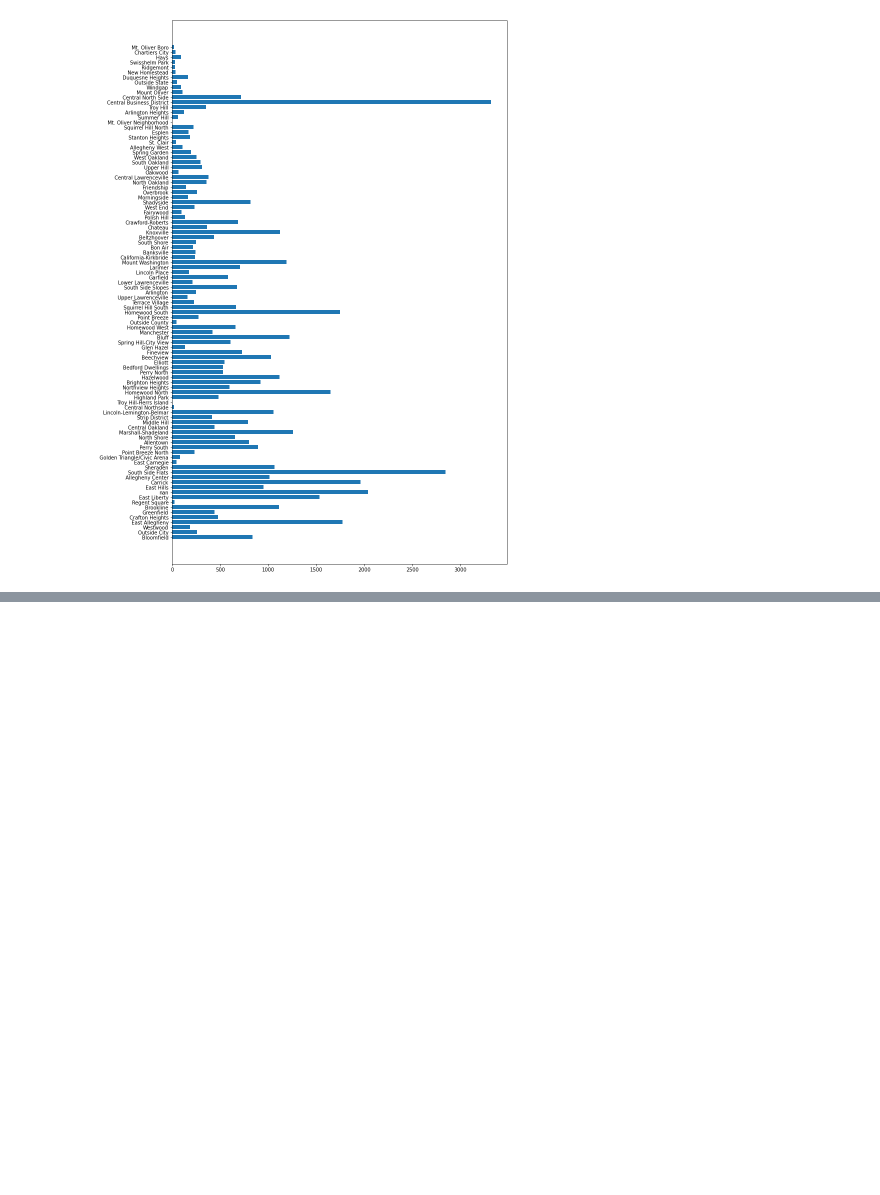
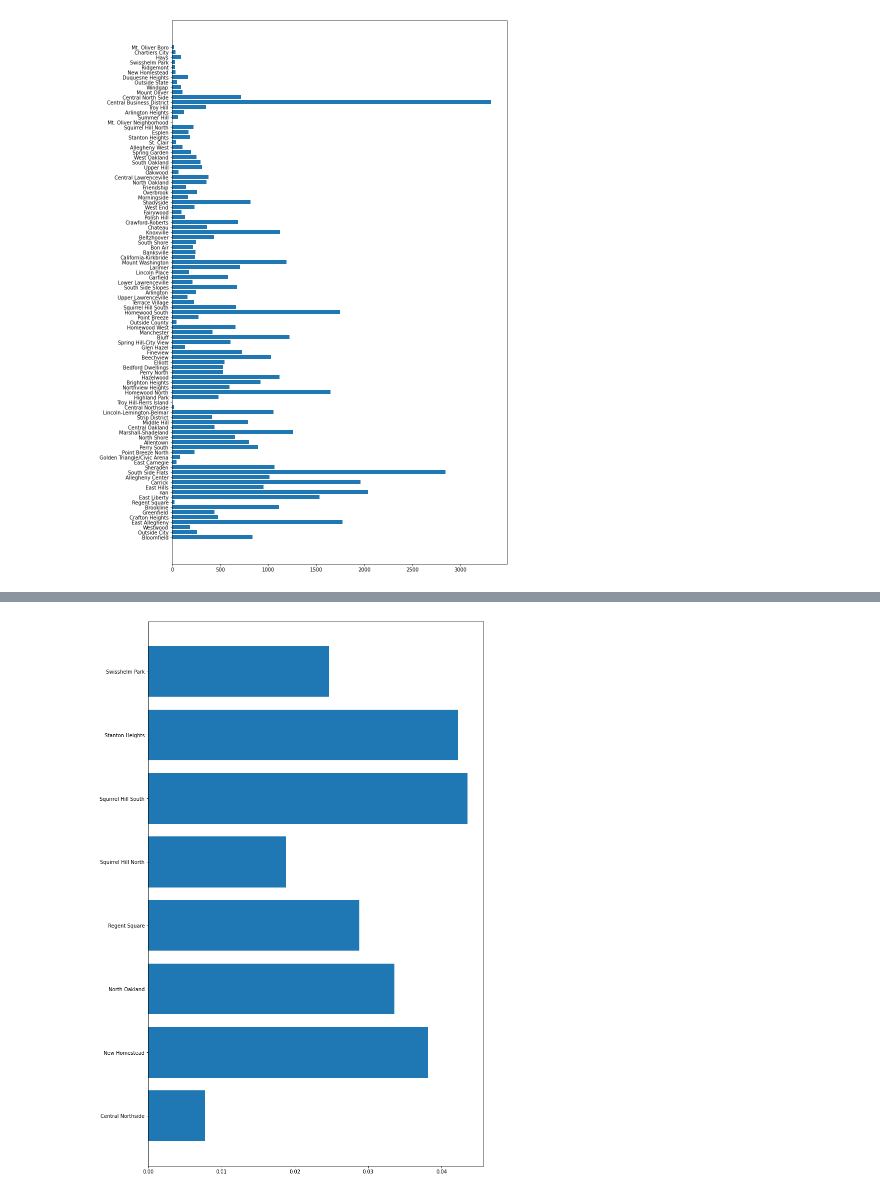
Before and after one commit to Luke135/Final_Project, a Jupyter notebook: Victor_Submetric.ipynb, the cells around one changed output, grey strips where cells are left out. Cells and saved outputs as stored; diff of their text form; code cells hidden in the pictures; blank space fills up the shorter version.

```diff
--- a/Victor_Submetric.ipynb
+++ b/Victor_Submetric.ipynb
@@ -38,0 +69,10 @@ mpl.show()
+# %%
+ratios_filtered = { key:value for (key,value) in arrest_ratio_dict.items() if value < 0.05}
+
+neighborhoods = list(ratios_filtered.keys())
+arrest_ratio = list(ratios_filtered.values())
+mpl.barh(range(len(ratios_filtered)), arrest_ratio, tick_label=neighborhoods )
+mpl.rcParams["figure.figsize"]=(12, 20)
+mpl.show()
+# %% [output]
+[figure, added]
```
Also changed, not shown: parts of 7 cells of this notebook, 1 other file.
